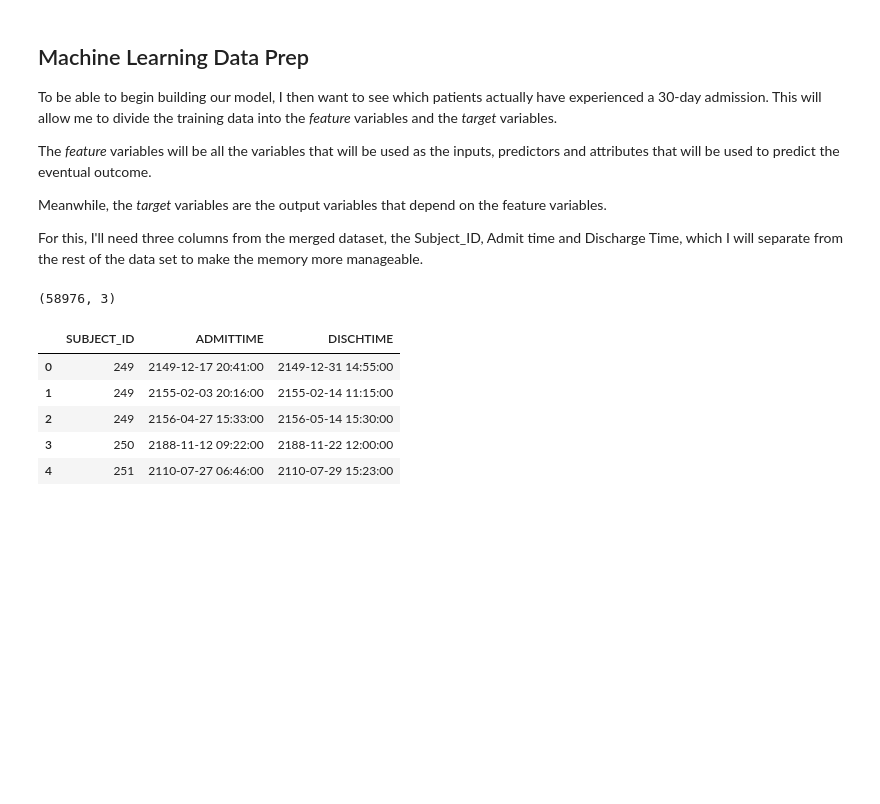
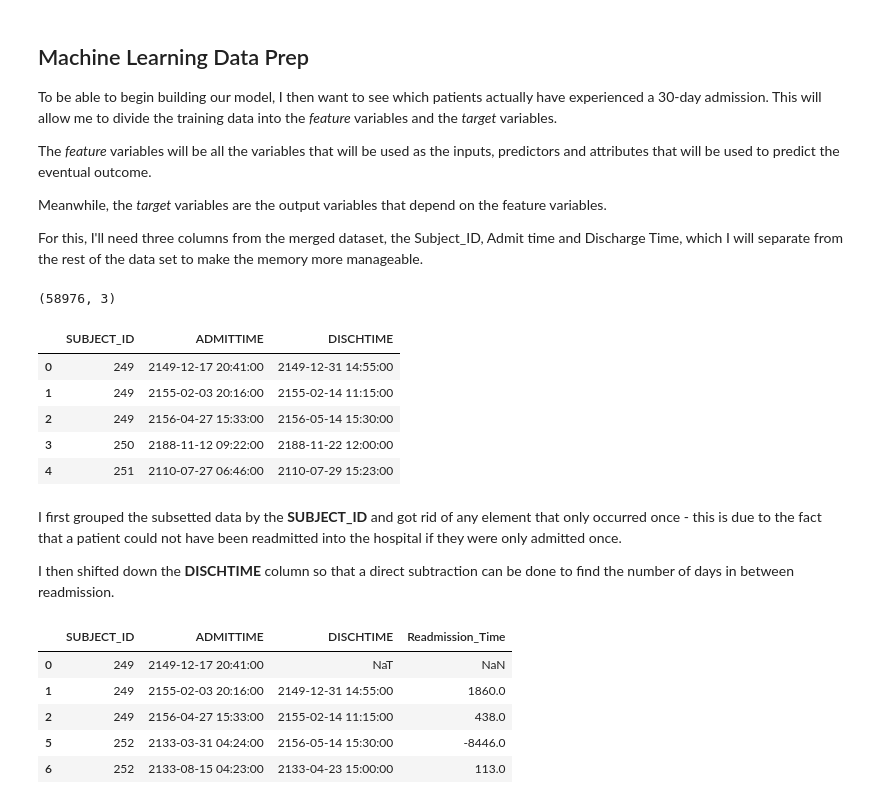
Before and after one commit to asheu96/final_project_prompt, a Jupyter notebook: Final Project.ipynb, the cells around one changed output. Saved outputs shown, nothing was run; the diff lists cells and outputs as text; code cells hidden in the pictures; blank space fills up the shorter version.

```diff
--- a/Final Project.ipynb
+++ b/Final Project.ipynb
@@ -279,0 +262,23 @@ subset['Readmission_Time'] = 0
+# %% [markdown]
+I first grouped the subsetted data by the **SUBJECT_ID** and got rid of any element that only occurred once - this is due to the fact that a patient could not have been readmitted into the hospital if they were only admitted once.
+
+I then shifted down the **DISCHTIME** column so that a direct subtraction can be done to find the number of days in between readmission.
+# %%
+subset = subset[subset.groupby('SUBJECT_ID').SUBJECT_ID.transform(len) > 1]
+# groups the subsetted data by the Subject_ID and gets rid of any element that only occurs once -
+# because patient cannot have been readmitted if they were only admitted once
+
+subset['DISCHTIME'] = subset['DISCHTIME'].shift(1)
+# shifts the discharge time down one so a direct subtract can be done to find the number of days between readmission
+
+subset['Readmission_Time'] = (subset['ADMITTIME'] - subset['DISCHTIME']).dt.days
+# does the subtraction
+
+subset.head()
+# %% [output]
+|  | SUBJECT_ID | ADMITTIME | DISCHTIME | Readmission_Time |
+| 0 | 249 | 2149-12-17 20:41:00 | NaT | NaN |
+| 1 | 249 | 2155-02-03 20:16:00 | 2149-12-31 14:55:00 | 1860.0 |
+| 2 | 249 | 2156-04-27 15:33:00 | 2155-02-14 11:15:00 | 438.0 |
+| 5 | 252 | 2133-03-31 04:24:00 | 2156-05-14 15:30:00 | -8446.0 |
+| 6 | 252 | 2133-08-15 04:23:00 | 2133-04-23 15:00:00 | 113.0 |
```
Also changed, not shown: parts of 8 cells of this notebook.
